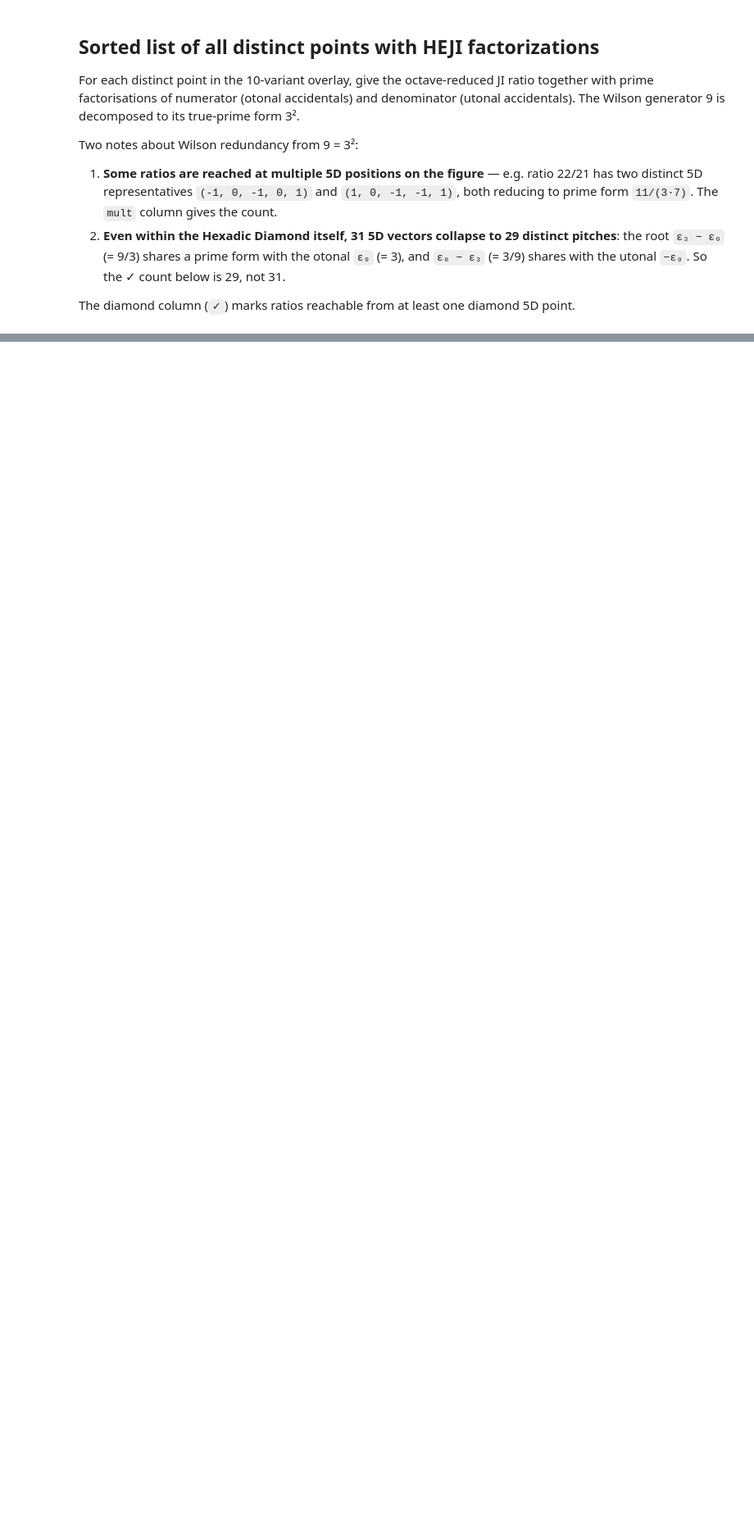
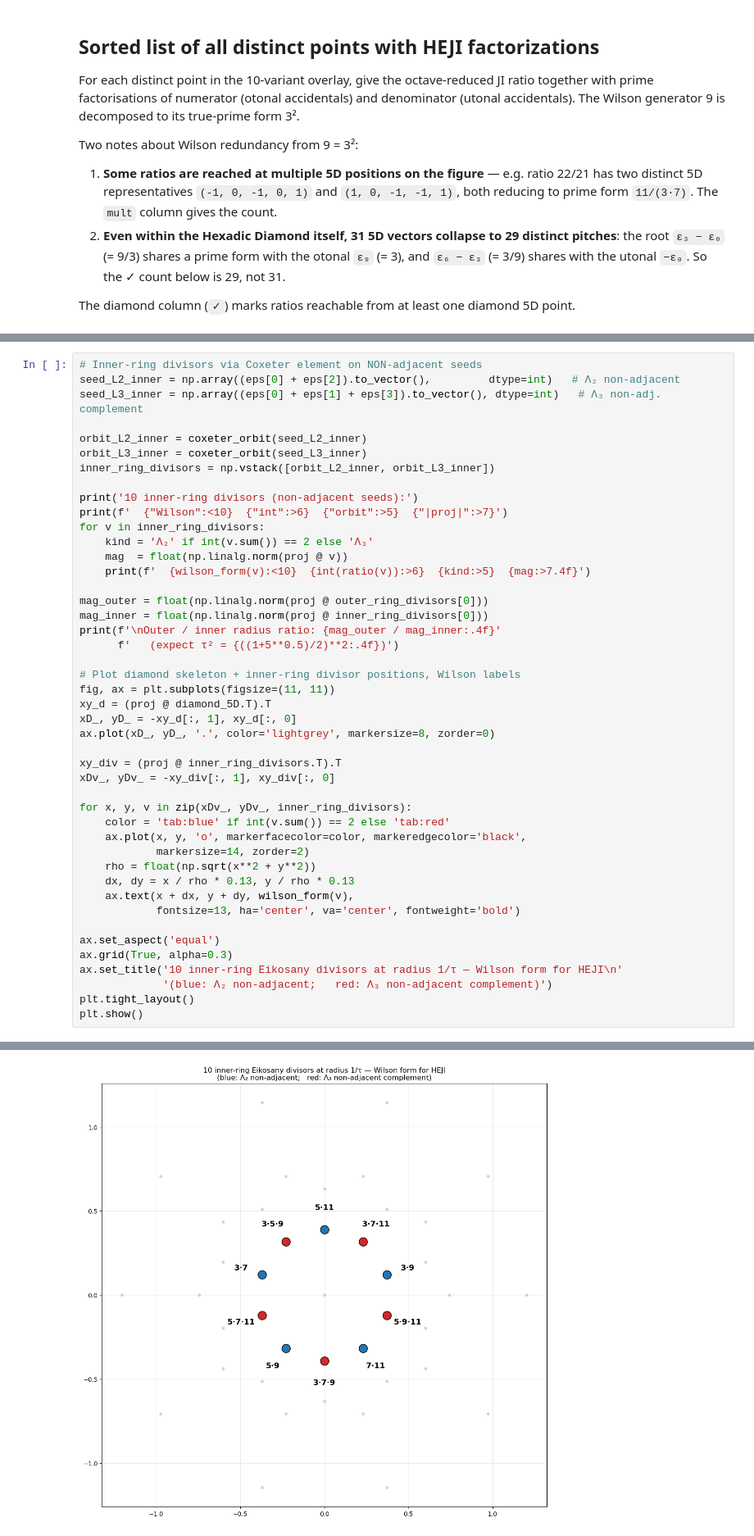
Before and after one commit to armandjbeaudoin/JI_tiling, a Jupyter notebook: notebooks/eikosany_diamond_coxeter.ipynb, the cells around one changed output, grey strips where cells are left out. Shown at 82% size. Drawn from its saved outputs; the diff is of its cells as text; blank space fills up the shorter version.

```diff
--- a/notebooks/eikosany_diamond_coxeter.ipynb
+++ b/notebooks/eikosany_diamond_coxeter.ipynb
@@ -413,0 +443,46 @@ print(f'Distinct 5D positions    : {len(distinct)}'
+# %%
+# Inner-ring divisors via Coxeter element on NON-adjacent seeds
+seed_L2_inner = np.array((eps[0] + eps[2]).to_vector(),         dtype=int)   # Λ₂ non-adjacent
+seed_L3_inner = np.array((eps[0] + eps[1] + eps[3]).to_vector(), dtype=int)   # Λ₃ non-adj. complement
+
+orbit_L2_inner = coxeter_orbit(seed_L2_inner)
+orbit_L3_inner = coxeter_orbit(seed_L3_inner)
+inner_ring_divisors = np.vstack([orbit_L2_inner, orbit_L3_inner])
+
+print('10 inner-ring divisors (non-adjacent seeds):')
+print(f'  {"Wilson":<10}  {"int":>6}  {"orbit":>5}  {"|proj|":>7}')
+for v in inner_ring_divisors:
+    kind = 'Λ₂' if int(v.sum()) == 2 else 'Λ₃'
+    mag  = float(np.linalg.norm(proj @ v))
+    print(f'  {wilson_form(v):<10}  {int(ratio(v)):>6}  {kind:>5}  {mag:>7.4f}')
+
+mag_outer = float(np.linalg.norm(proj @ outer_ring_divisors[0]))
+mag_inner = float(np.linalg.norm(proj @ inner_ring_divisors[0]))
+print(f'\nOuter / inner radius ratio: {mag_outer / mag_inner:.4f}'
+      f'   (expect τ² = {((1+5**0.5)/2)**2:.4f})')
+
+# Plot diamond skeleton + inner-ring divisor positions, Wilson labels
+fig, ax = plt.subplots(figsize=(11, 11))
+xy_d = (proj @ diamond_5D.T).T
+xD_, yD_ = -xy_d[:, 1], xy_d[:, 0]
+ax.plot(xD_, yD_, '.', color='lightgrey', markersize=8, zorder=0)
+
+xy_div = (proj @ inner_ring_divisors.T).T
+xDv_, yDv_ = -xy_div[:, 1], xy_div[:, 0]
+
+for x, y, v in zip(xDv_, yDv_, inner_ring_divisors):
+    color = 'tab:blue' if int(v.sum()) == 2 else 'tab:red'
+    ax.plot(x, y, 'o', markerfacecolor=color, markeredgecolor='black',
+            markersize=14, zorder=2)
+    rho = float(np.sqrt(x**2 + y**2))
+    dx, dy = x / rho * 0.13, y / rho * 0.13
+    ax.text(x + dx, y + dy, wilson_form(v),
+            fontsize=13, ha='center', va='center', fontweight='bold')
+
+ax.set_aspect('equal')
+ax.grid(True, alpha=0.3)
+ax.set_title('10 inner-ring Eikosany divisors at radius 1/τ — Wilson form for HEJI\n'
+             '(blue: Λ₂ non-adjacent;   red: Λ₃ non-adjacent complement)')
+plt.tight_layout()
+plt.show()
+# %% [output]
@@ -413,0 +503 @@ print(f'Distinct 5D positions    : {len(distinct)}'
+[figure, added]
```
Also changed, not shown: parts of 11 cells of this notebook, 3 other files.
